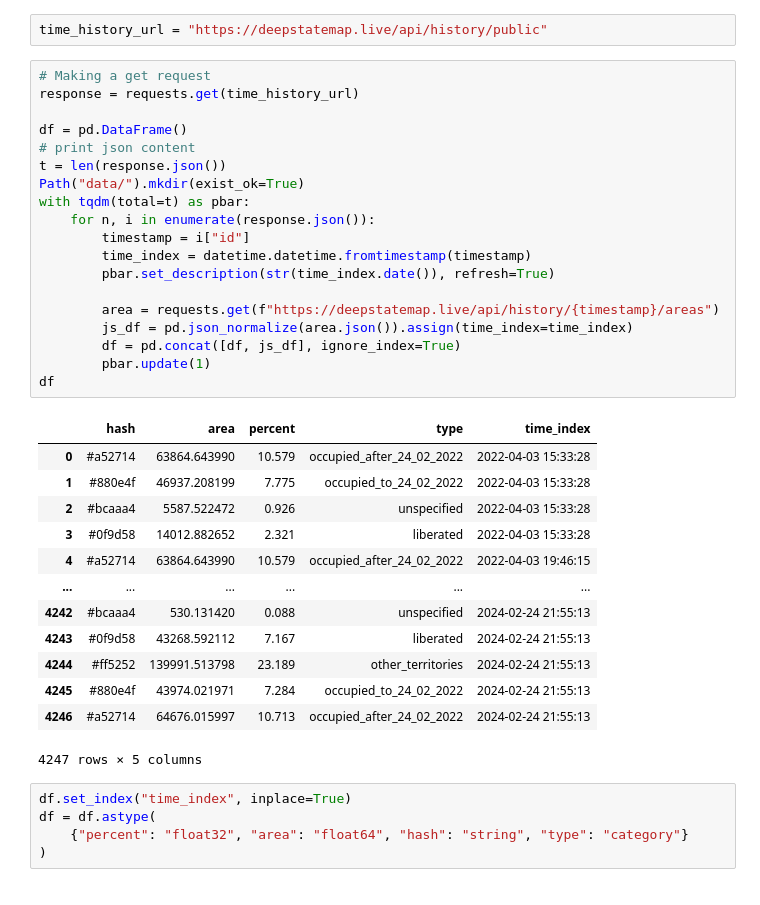
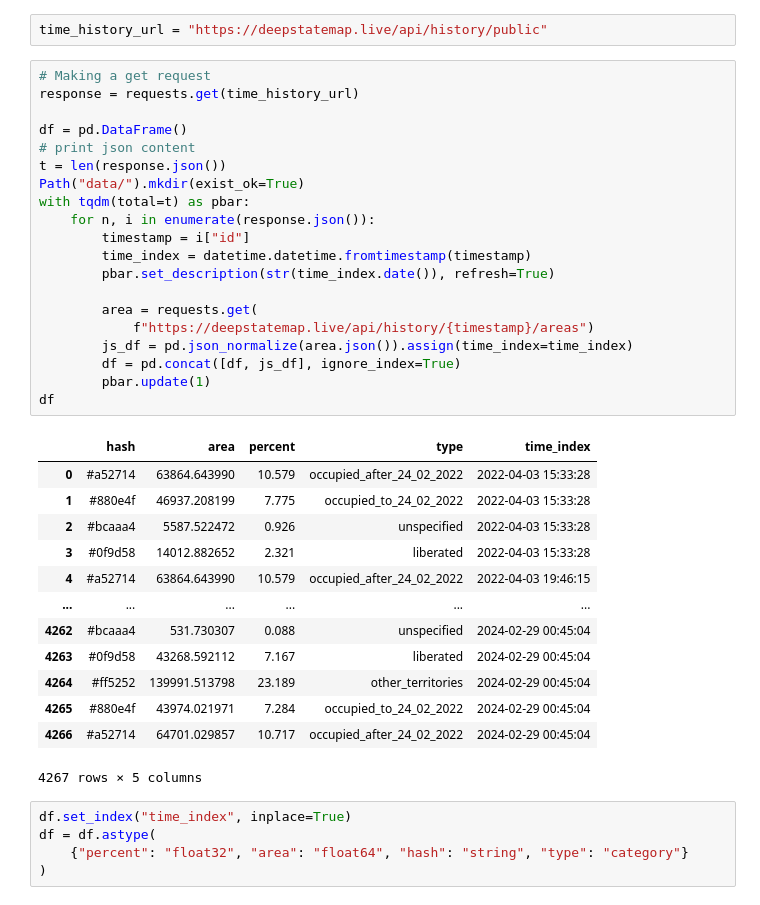
Before and after one commit to HexQuant/rua, a Jupyter notebook: area.ipynb, the cells around one changed output. Saved outputs shown, nothing was run; the diff lists cells and outputs as text.

```diff
--- a/area.ipynb
+++ b/area.ipynb
@@ -42,36 +42,37 @@ time_history_url = "https://deepstatemap.live/api/history/public"
 # %%
 # Making a get request
 response = requests.get(time_history_url)
 
 df = pd.DataFrame()
 # print json content
 t = len(response.json())
 Path("data/").mkdir(exist_ok=True)
 with tqdm(total=t) as pbar:
     for n, i in enumerate(response.json()):
         timestamp = i["id"]
         time_index = datetime.datetime.fromtimestamp(timestamp)
         pbar.set_description(str(time_index.date()), refresh=True)
 
-        area = requests.get(f"https://deepstatemap.live/api/history/{timestamp}/areas")
+        area = requests.get(
+            f"https://deepstatemap.live/api/history/{timestamp}/areas")
         js_df = pd.json_normalize(area.json()).assign(time_index=time_index)
         df = pd.concat([df, js_df], ignore_index=True)
         pbar.update(1)
 df
 # %% [output]
 |  | hash | area | percent | type | time_index |
 | 0 | #a52714 | 63864.643990 | 10.579 | occupied_after_24_02_2022 | 2022-04-03 15:33:28 |
 | 1 | #880e4f | 46937.208199 | 7.775 | occupied_to_24_02_2022 | 2022-04-03 15:33:28 |
 | 2 | #bcaaa4 | 5587.522472 | 0.926 | unspecified | 2022-04-03 15:33:28 |
 | 3 | #0f9d58 | 14012.882652 | 2.321 | liberated | 2022-04-03 15:33:28 |
 | 4 | #a52714 | 63864.643990 | 10.579 | occupied_after_24_02_2022 | 2022-04-03 19:46:15 |
 | ... | ... | ... | ... | ... | ... |
-| 4242 | #bcaaa4 | 530.131420 | 0.088 | unspecified | 2024-02-24 21:55:13 |
-| 4243 | #0f9d58 | 43268.592112 | 7.167 | liberated | 2024-02-24 21:55:13 |
-| 4244 | #ff5252 | 139991.513798 | 23.189 | other_territories | 2024-02-24 21:55:13 |
-| 4245 | #880e4f | 43974.021971 | 7.284 | occupied_to_24_02_2022 | 2024-02-24 21:55:13 |
-| 4246 | #a52714 | 64676.015997 | 10.713 | occupied_after_24_02_2022 | 2024-02-24 21:55:13 |
+| 4262 | #bcaaa4 | 531.730307 | 0.088 | unspecified | 2024-02-29 00:45:04 |
+| 4263 | #0f9d58 | 43268.592112 | 7.167 | liberated | 2024-02-29 00:45:04 |
+| 4264 | #ff5252 | 139991.513798 | 23.189 | other_territories | 2024-02-29 00:45:04 |
+| 4265 | #880e4f | 43974.021971 | 7.284 | occupied_to_24_02_2022 | 2024-02-29 00:45:04 |
+| 4266 | #a52714 | 64701.029857 | 10.717 | occupied_after_24_02_2022 | 2024-02-29 00:45:04 |
-4247 rows × 5 columns
+4267 rows × 5 columns
 # %%
 df.set_index("time_index", inplace=True)
 df = df.astype(
```
Also changed, not shown: parts of 8 cells of this notebook, 2 other files.
